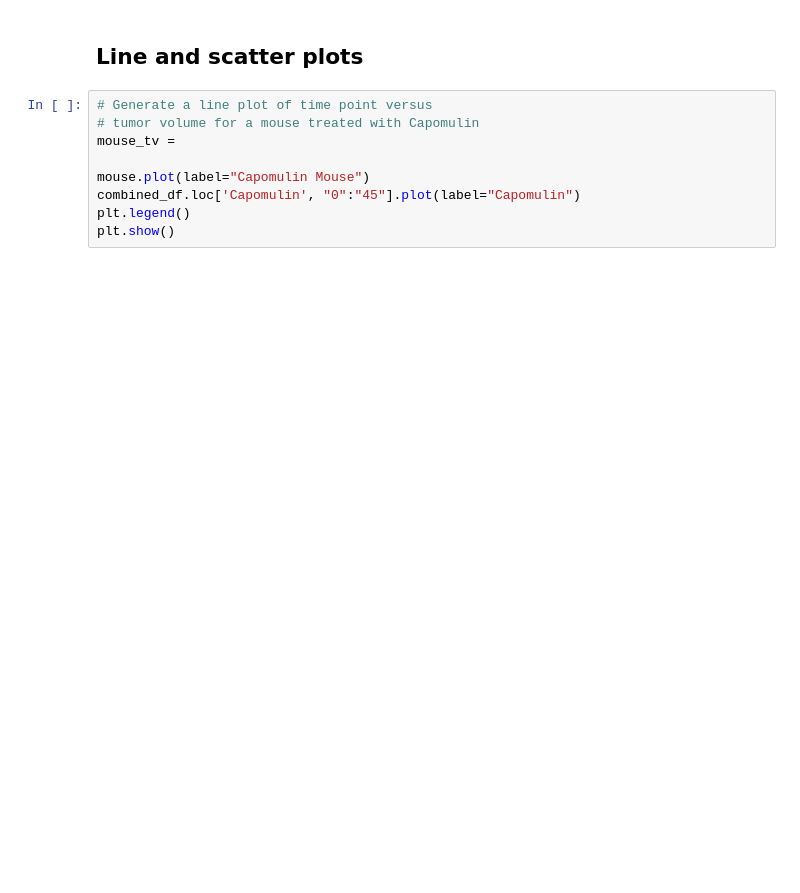
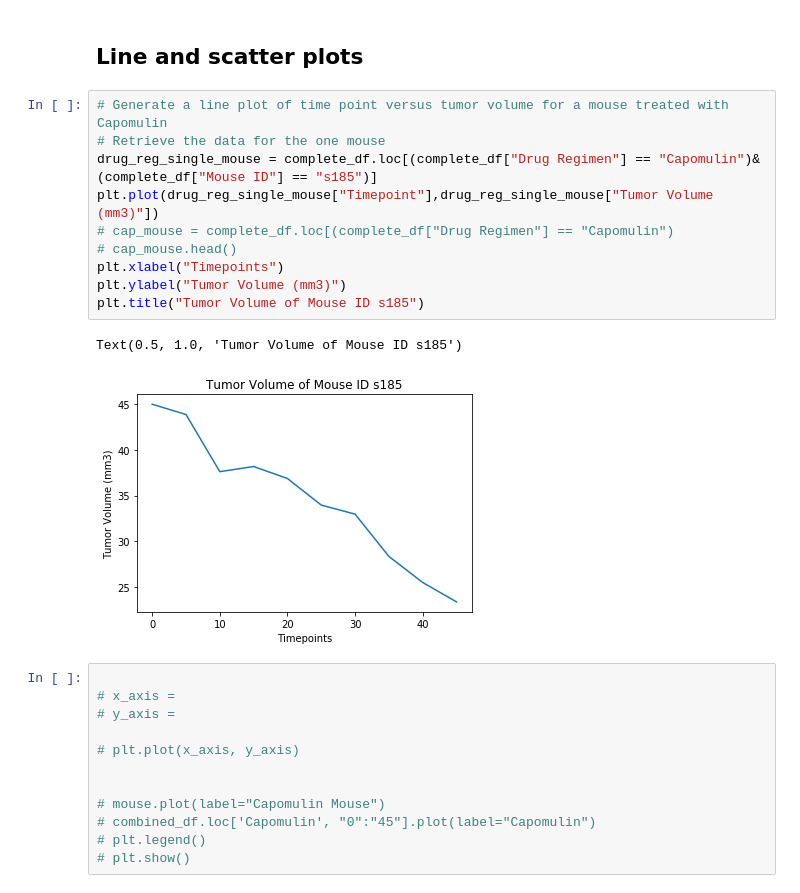
Before and after one commit to jlheen/matplotlib-challenge, a Jupyter notebook: pymaceuticals.ipynb, the cells around one changed output. Saved outputs shown, nothing was run; the diff lists cells and outputs as text; blank space fills up the shorter version.

```diff
--- a/pymaceuticals.ipynb
+++ b/pymaceuticals.ipynb
@@ -304,11 +405,27 @@ plt.savefig("../box_whisker.png")
 # %% [markdown]
 ## Line and scatter plots
+# %%
+# Generate a line plot of time point versus tumor volume for a mouse treated with Capomulin
+# Retrieve the data for the one mouse
+drug_reg_single_mouse = complete_df.loc[(complete_df["Drug Regimen"] == "Capomulin")&(complete_df["Mouse ID"] == "s185")]
+plt.plot(drug_reg_single_mouse["Timepoint"],drug_reg_single_mouse["Tumor Volume (mm3)"])
+# cap_mouse = complete_df.loc[(complete_df["Drug Regimen"] == "Capomulin")
+# cap_mouse.head()
+plt.xlabel("Timepoints")
+plt.ylabel("Tumor Volume (mm3)")
+plt.title("Tumor Volume of Mouse ID s185")
+# %% [output]
+Text(0.5, 1.0, 'Tumor Volume of Mouse ID s185')
+[figure, added]
 # %%
-# Generate a line plot of time point versus
-# tumor volume for a mouse treated with Capomulin
-mouse_tv =
 
-mouse.plot(label="Capomulin Mouse")
-combined_df.loc['Capomulin', "0":"45"].plot(label="Capomulin")
-plt.legend()
-plt.show()
+# x_axis =
+# y_axis =
+
+# plt.plot(x_axis, y_axis)
+
+
+# mouse.plot(label="Capomulin Mouse")
+# combined_df.loc['Capomulin', "0":"45"].plot(label="Capomulin")
+# plt.legend()
+# plt.show()
```
Also changed, not shown: parts of 15 cells of this notebook.
